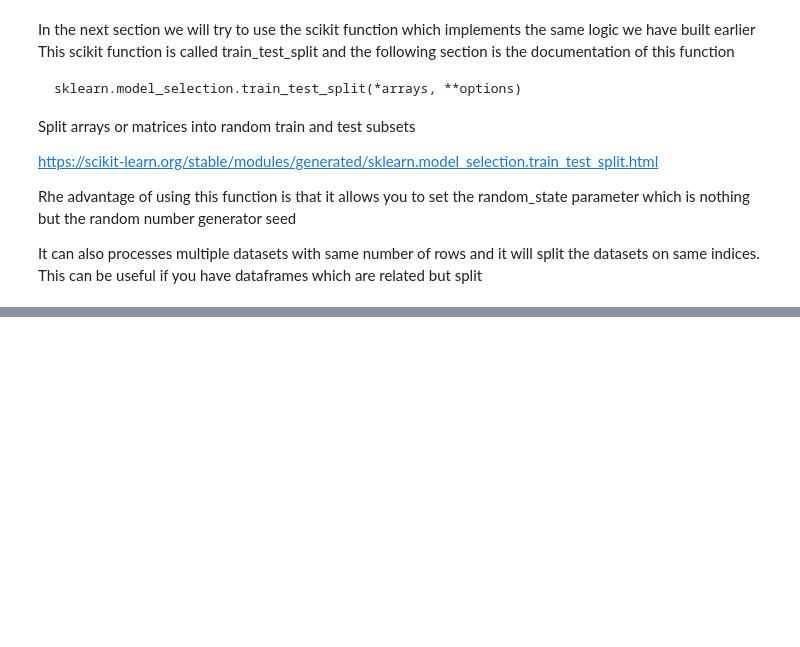
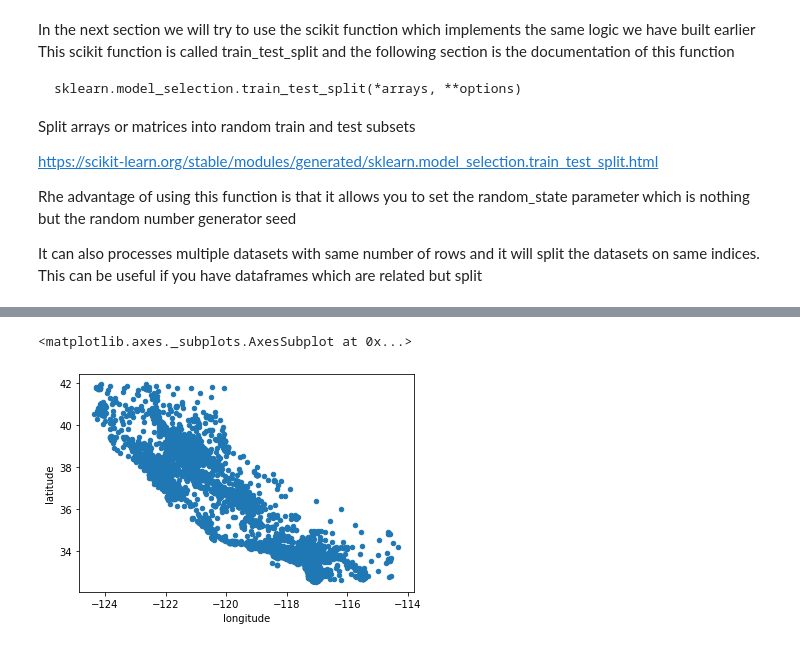
Before and after one commit to papiguy/jupyter-exercise-1, a Jupyter notebook: housing.ipynb, the cells around one changed output, grey strips where cells are left out. Cells and saved outputs as stored; diff of their text form; code cells hidden in the pictures; blank space fills up the shorter version.

Commit message:
Adding more sections to the notebook which describe the plotting and data visualization functions of pandas.

```diff
--- a/housing.ipynb
+++ b/housing.ipynb
@@ -298,0 +326,8 @@ More details can be found here: https://www.youtube.com/watch?v=rsNCCQhkKN8
+# %%
+#divide the median income groups in groups of 1.5, and since we know that this distribution has long tail
+#we mark all records with income > 5 as 5
+housing["income_cat"] = np.ceil(housing["median_income"]/1.5)
+
+# the function where will choose the first param value if the condition is true, and the second param value if the condition
+# is false. Inplace indicates that the original data frame needs to be modified
+housing["income_cat"].where(housing["income_cat"] < 5, 5.0, inplace=True)
@@ -298,0 +359,8 @@ More details can be found here: https://www.youtube.com/watch?v=rsNCCQhkKN8
+# %%
+from sklearn.model_selection import StratifiedShuffleSplit
+
+
+split = StratifiedShuffleSplit(n_splits=1, test_size = 0.2, random_state = 44)
+for train_index, test_index in split.split(housing, housing["income_cat"]):
+    strat_train_set = housing.loc[train_index]
+    strat_test_set = housing.loc[test_index]
@@ -298,0 +429,7 @@ More details can be found here: https://www.youtube.com/watch?v=rsNCCQhkKN8
+# %%
+#make a copy of the train set so that we can always go back
+housing = strat_train_set.copy()
+housing.plot(kind='scatter', x='longitude', y='latitude')
+# %% [output]
+<matplotlib.axes._subplots.AxesSubplot at 0x...>
+[figure, added]
```
Also changed, not shown: parts of 30 cells of this notebook.
